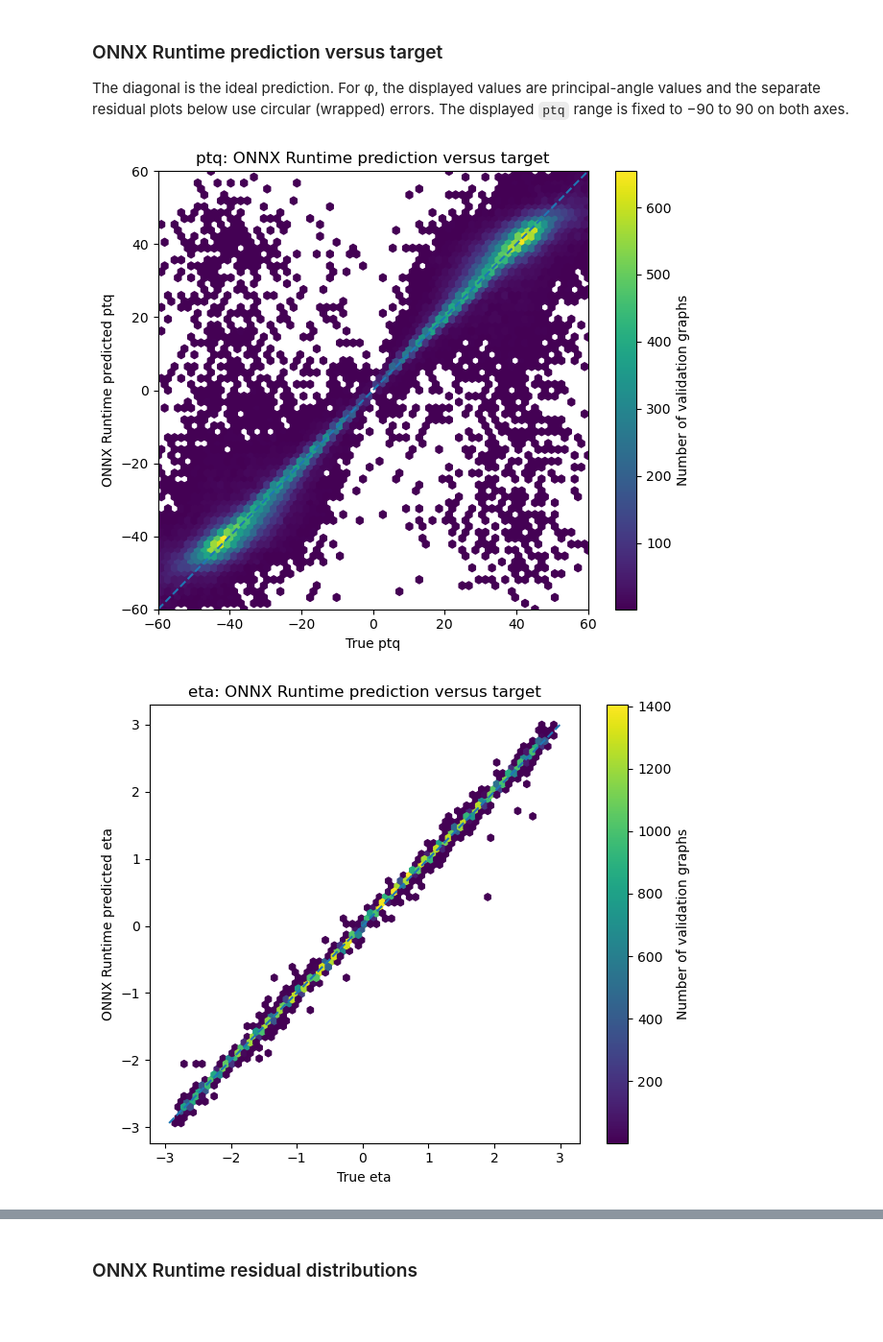
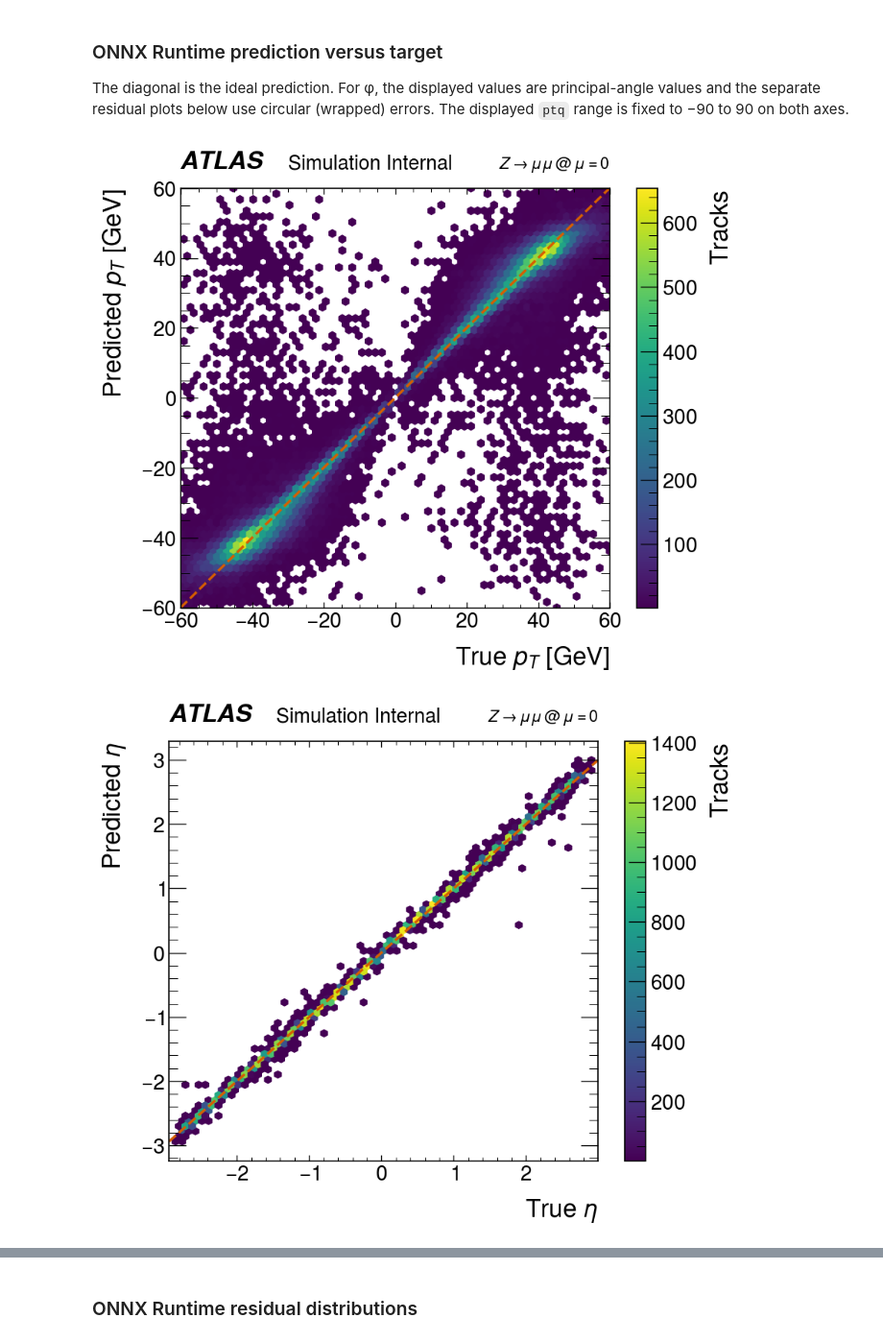
Before and after one commit to davidedicroce/MuonMLTracking, a Jupyter notebook: TrackGraph_results.ipynb, the cells around one changed output, grey strips where cells are left out. Shown at 96% size. Cells and saved outputs as stored; diff of their text form; code cells hidden in the pictures; blank space fills up the shorter version.

```diff
--- a/TrackGraph_results.ipynb
+++ b/TrackGraph_results.ipynb
@@ -927,51 +1059,58 @@ for col, name in enumerate(target_names):
     true_values = y_true[plot_idx, col]
     pred_values = y_pred[plot_idx, col]
 
     if name == "ptq":
         # Constrain the *bin construction* to the requested physical range.
         # Axis limits alone only crop the rendered figure; `extent` makes the
-        # hexagons span exactly [-90, 90] on both axes.  The mask also prevents
+        # hexagons span exactly [-90, 90] on both axes. The mask also prevents
         # out-of-range points from being accumulated into edge bins.
         low, high = PT_PLOT_RANGE
         in_range = (
             (true_values >= low)
             & (true_values <= high)
             & (pred_values >= low)
             & (pred_values <= high)
         )
         hexbin_x = true_values[in_range]
         hexbin_y = pred_values[in_range]
         if hexbin_x.size == 0:
             raise RuntimeError(
                 "No ptq validation points lie within PT_PLOT_RANGE on both axes; "
                 "cannot build the requested hexbin."
             )
     else:
         hexbin_x = true_values
         hexbin_y = pred_values
         low = float(min(hexbin_x.min(), hexbin_y.min()))
         high = float(max(hexbin_x.max(), hexbin_y.max()))
 
     # `extent` controls the hexagonal bin edges, unlike xlim/ylim which only
     # crop a hexbin that has already been calculated over an automatic range.
-    plt.figure(figsize=(6.5, 5.5))
-    plt.hexbin(
-        hexbin_x,
-        hexbin_y,
-        gridsize=HEXBIN_GRIDSIZE,
-        extent=(low, high, low, high),
-        mincnt=1,
-    )
-    plt.plot([low, high], [low, high], linestyle="--")
-    plt.xlabel(f"True {name}")
-    plt.ylabel(f"ONNX Runtime predicted {name}")
-    plt.title(f"{name}: ONNX Runtime prediction versus target")
-    if name == "ptq":
-        plt.xlim(low, high)
-        plt.ylim(low, high)
-    plt.colorbar(label="Number of validation graphs")
-    plt.tight_layout()
-    plt.show()
+    with plt.style.context(hep.style.ATLAS):
+        fig, ax = plt.subplots(figsize=(8, 7), dpi=120)
+        hexbin = ax.hexbin(
+            hexbin_x,
+            hexbin_y,
+            gridsize=HEXBIN_GRIDSIZE,
+            extent=(low, high, low, high),
+            mincnt=1,
+        )
+        ax.plot([low, high], [low, high], linestyle="--")
+        if name == "ptq":
+            name_label = r"$p_T$ [GeV]"
+            ax.set_xlim(low, high)
+            ax.set_ylim(low, high)
+        if name == "eta":
+            name_label = r"$\eta$"
+        if name == "phi":
+            name_label = r"$\phi$ [rad]"
+        ax.set_xlabel(f"True {name_label}")
+        ax.set_ylabel(f"Predicted {name_label}")
+        atlas_header(ax)
+        colorbar = fig.colorbar(hexbin, ax=ax)
+        colorbar.set_label("Tracks")
+        fig.subplots_adjust(left=0.16, right=0.91, bottom=0.15, top=0.82)
+        plt.show()
 # %% [output]
-[figure, old version]
+[figure, new version]
-[figure, old version]
+[figure, new version]
```
Also changed, not shown: parts of 10 cells of this notebook, 1 other file.
